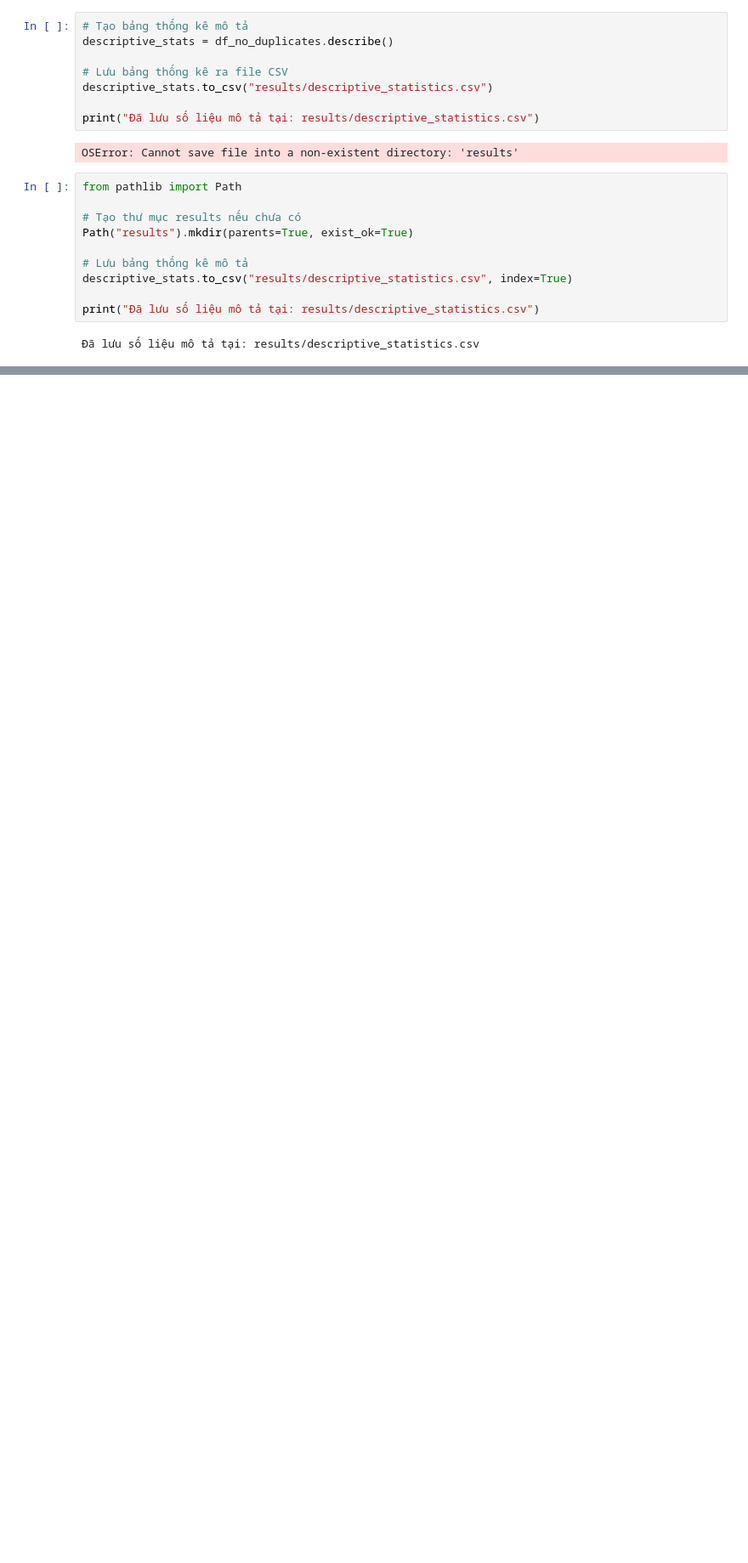
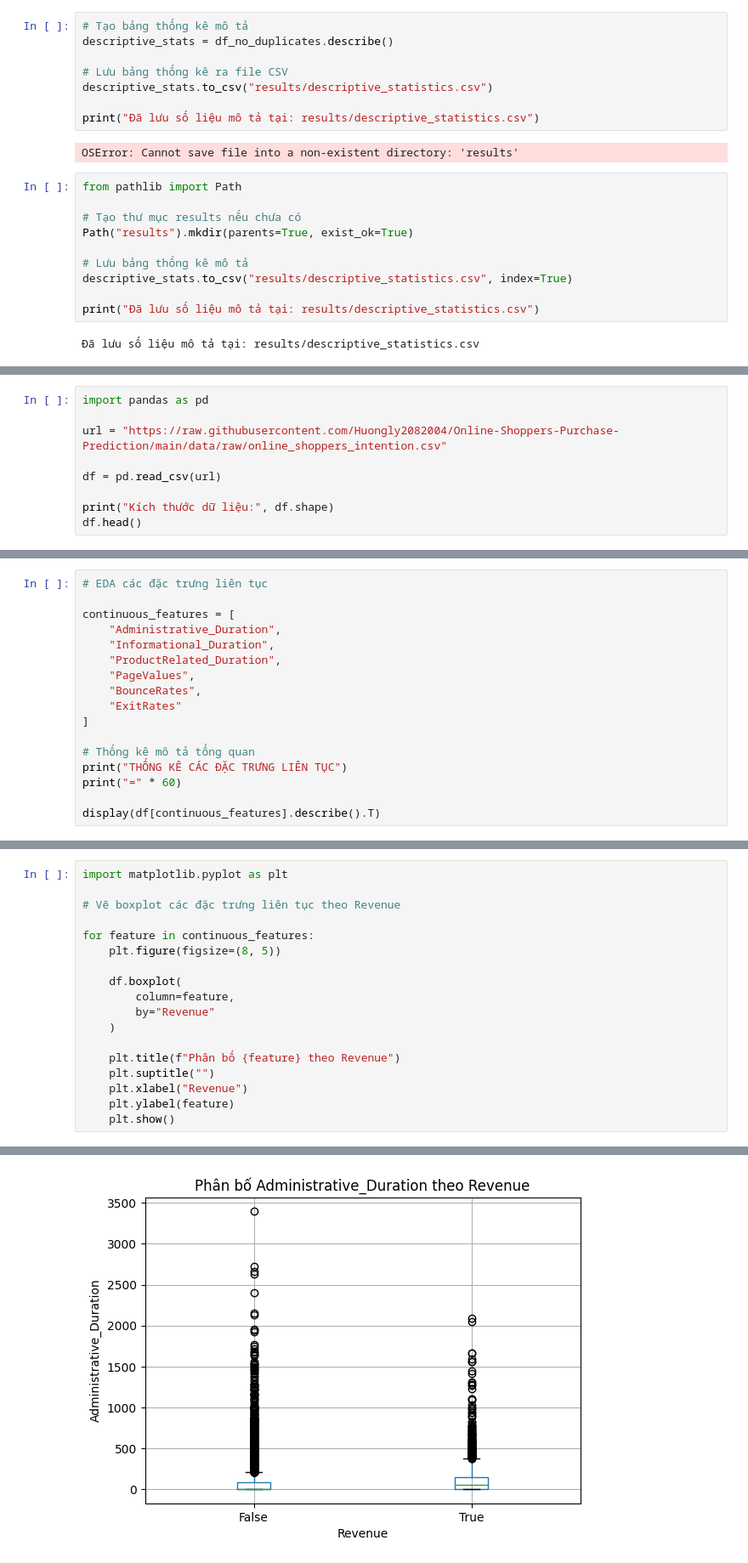
Before and after one commit to Huongly2082004/Online-Shoppers-Purchase-Prediction, a Jupyter notebook: notebooks/01_data_preparation.ipynb, the cells around one changed output, grey strips where cells are left out. Shown at 85% size. Cells and saved outputs as stored; diff of their text form; blank space fills up the shorter version.

```diff
--- a/notebooks/01_data_preparation.ipynb
+++ b/notebooks/01_data_preparation.ipynb
@@ -1732,0 +1765,9 @@ print("Đã lưu số liệu mô tả tại: results/descriptive_statistics.csv"
+# %%
+import pandas as pd
+
+url = "https://raw.githubusercontent.com/Huongly2082004/Online-Shoppers-Purchase-Prediction/main/data/raw/online_shoppers_intention.csv"
+
+df = pd.read_csv(url)
+
+print("Kích thước dữ liệu:", df.shape)
+df.head()
@@ -1732,0 +1814,17 @@ print("Đã lưu số liệu mô tả tại: results/descriptive_statistics.csv"
+# %%
+# EDA các đặc trưng liên tục
+
+continuous_features = [
+    "Administrative_Duration",
+    "Informational_Duration",
+    "ProductRelated_Duration",
+    "PageValues",
+    "BounceRates",
+    "ExitRates"
+]
+
+# Thống kê mô tả tổng quan
+print("THỐNG KÊ CÁC ĐẶC TRƯNG LIÊN TỤC")
+print("=" * 60)
+
+display(df[continuous_features].describe().T)
@@ -1732,0 +1860,19 @@ print("Đã lưu số liệu mô tả tại: results/descriptive_statistics.csv"
+# %%
+import matplotlib.pyplot as plt
+
+# Vẽ boxplot các đặc trưng liên tục theo Revenue
+
+for feature in continuous_features:
+    plt.figure(figsize=(8, 5))
+
+    df.boxplot(
+        column=feature,
+        by="Revenue"
+    )
+
+    plt.title(f"Phân bố {feature} theo Revenue")
+    plt.suptitle("")
+    plt.xlabel("Revenue")
+    plt.ylabel(feature)
+    plt.show()
+# %% [output]
@@ -1732,0 +1880 @@ print("Đã lưu số liệu mô tả tại: results/descriptive_statistics.csv"
+[figure, added]
```
Also changed, not shown: parts of 26 cells of this notebook.
